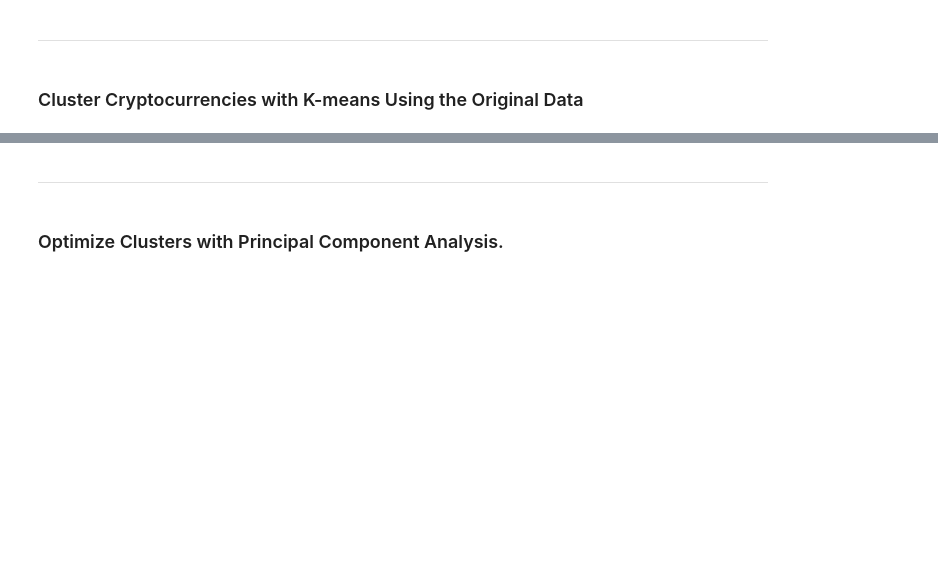
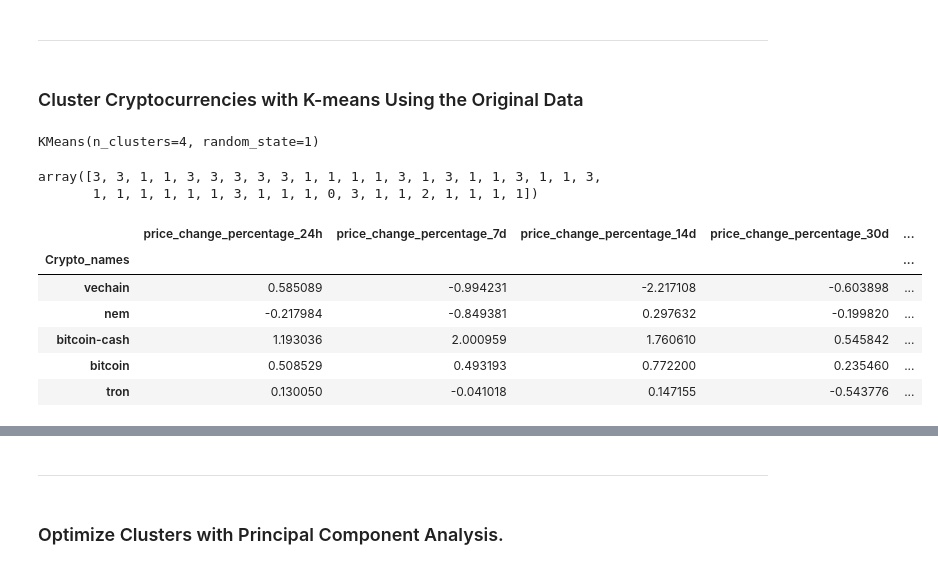
Before and after one commit to AlTesla/CriptoClustering, a Jupyter notebook: Crypto_Clustering.ipynb, the cells around one changed output, grey strips where cells are left out. Cells and saved outputs as stored; diff of their text form; code cells hidden in the pictures; blank space fills up the shorter version.

```diff
--- a/Crypto_Clustering.ipynb
+++ b/Crypto_Clustering.ipynb
@@ -138,20 +160,38 @@ for i in k1:
 ### Cluster Cryptocurrencies with K-means Using the Original Data
 # %%
 # Initialize the K-Means model using the best value for k
+model = KMeans(n_clusters=4, random_state=1)
 # %%
 # Fit the K-Means model using the scaled data
+model.fit(df_scaled_market_data)
+# %% [output]
+KMeans(n_clusters=4, random_state=1)
 # %%
 # Predict the clusters to group the cryptocurrencies using the scaled data
-
+Kmeans_predictions = model.predict(df_scaled_market_data)
 
 # Print the resulting array of cluster values.
+Kmeans_predictions
+# %% [output]
+array([3, 3, 1, 1, 3, 3, 3, 3, 3, 1, 1, 1, 1, 3, 1, 3, 1, 1, 3, 1, 1, 3,
+       1, 1, 1, 1, 1, 1, 3, 1, 1, 1, 0, 3, 1, 1, 2, 1, 1, 1, 1])
 # %%
 # Create a copy of the DataFrame
+df_prediction_market_data = df_scaled_market_data.copy()
 # %%
 # Add a new column to the DataFrame with the predicted clusters
-
+df_prediction_market_data['Predictions'] = Kmeans_predictions
 
 # Display sample data
+df_prediction_market_data.sample(5)
+# %% [output]
+|  | price_change_percentage_24h | price_change_percentage_7d | price_change_percentage_14d | price_change_percentage_30d | ... |
+| Crypto_names |  |  |  |  | ... |
+| vechain | 0.585089 | -0.994231 | -2.217108 | -0.603898 | ... |
+| nem | -0.217984 | -0.849381 | 0.297632 | -0.199820 | ... |
+| bitcoin-cash | 1.193036 | 2.000959 | 1.760610 | 0.545842 | ... |
+| bitcoin | 0.508529 | 0.493193 | 0.772200 | 0.235460 | ... |
+| tron | 0.130050 | -0.041018 | 0.147155 | -0.543776 | ... |
 # %%
 # Create a scatter plot using hvPlot by setting
 # `x="price_change_percentage_24h"` and `y="price_change_percentage_7d"`.
```
Also changed, not shown: parts of 12 cells of this notebook.
